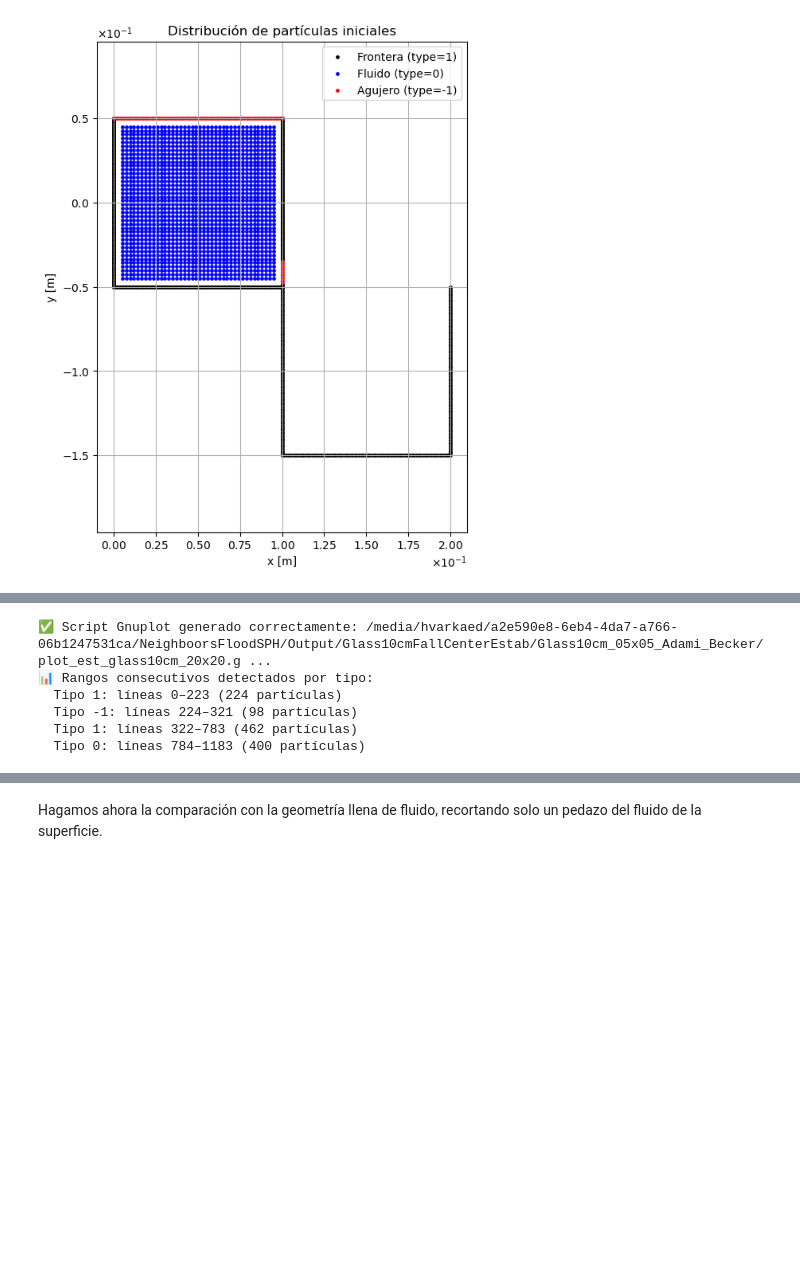
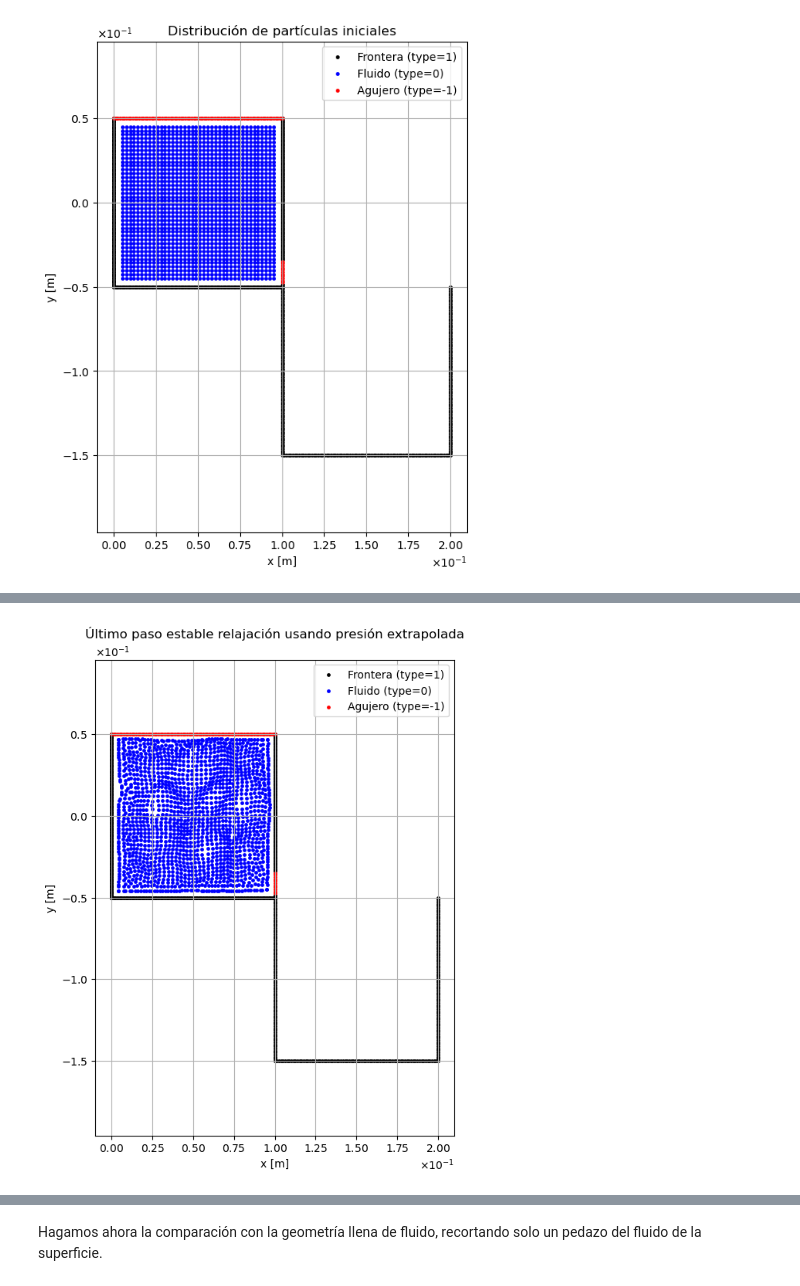
Before and after one commit to Hdavid1123/NeighboorsFloodSPH, a Jupyter notebook: Config/Reformuling_EOS_viscosity_params.ipynb, the cells around one changed output, grey strips where cells are left out. Cells and saved outputs as stored; diff of their text form; code cells hidden in the pictures; blank space fills up the shorter version.

Commit message:
feat (Adami_pressure): Cambios en el análsis de la presión extrapolada.

```diff
--- a/Config/Reformuling_EOS_viscosity_params.ipynb
+++ b/Config/Reformuling_EOS_viscosity_params.ipynb
@@ -183,19 +184,9 @@ Step 207
 # %%
 from utils.create_gnuplot import generar_script_gnuplot
 
 BASE_PLOT = f"{PROJECT_ROOT}/Output/Glass10cmFallCenterEstab/Glass10cm_05x05_Adami_Becker"
-BASE_FILE = f"{BASE_PLOT}/Output/state_0000.txt"
+BASE_FILE = f"{BASE_PLOT}/Output/state_0700.txt"
 
-generar_script_gnuplot(BASE_FILE,
-                       lim=4000,
-                       retardo=0.01,
-                       nombre_salida="plot_est_glass10cm_20x20.gp",
-                       ruta_salida=BASE_PLOT
-                       )
+plot_ics(BASE_FILE, title="Último paso estable relajación usando presión extrapolada")
 # %% [output]
-✅ Script Gnuplot generado correctamente: /media/hvarkaed/a2e590e8-6eb4-4da7-a766-06b1247531ca/NeighboorsFloodSPH/Output/Glass10cmFallCenterEstab/Glass10cm_05x05_Adami_Becker/plot_est_glass10cm_20x20.g ...
-📊 Rangos consecutivos detectados por tipo:
-  Tipo 1: líneas 0–223 (224 partículas)
-  Tipo -1: líneas 224–321 (98 partículas)
-  Tipo 1: líneas 322–783 (462 partículas)
-  Tipo 0: líneas 784–1183 (400 partículas)
+[figure, added]
```
Also changed, not shown: parts of 4 cells of this notebook, 1 other file.
